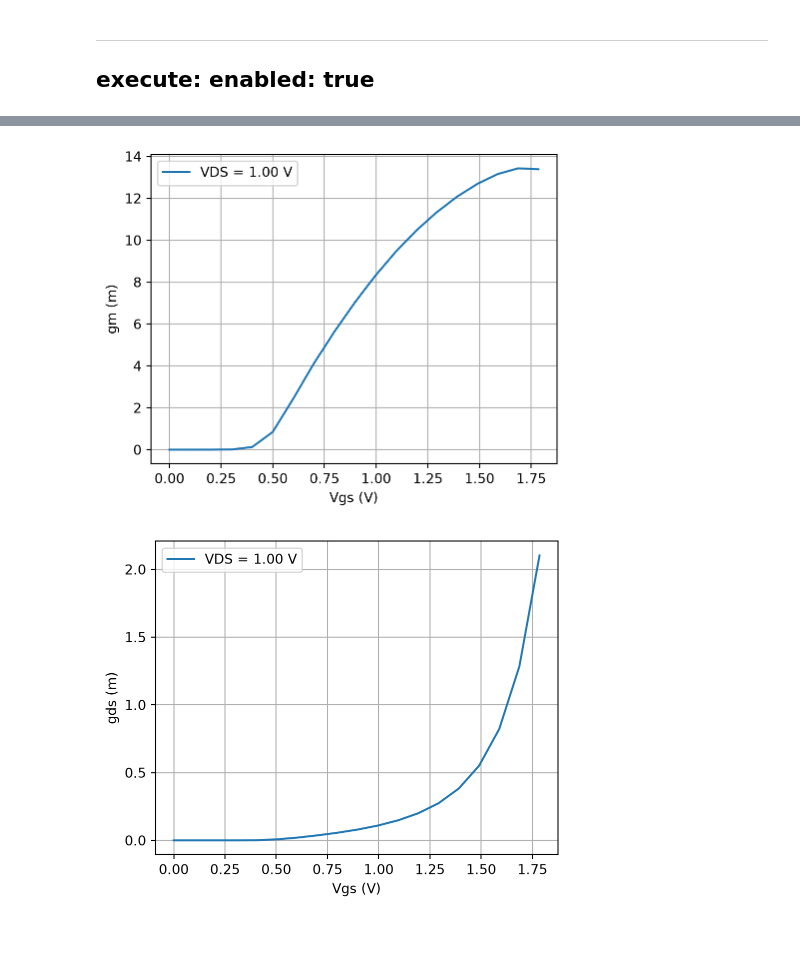
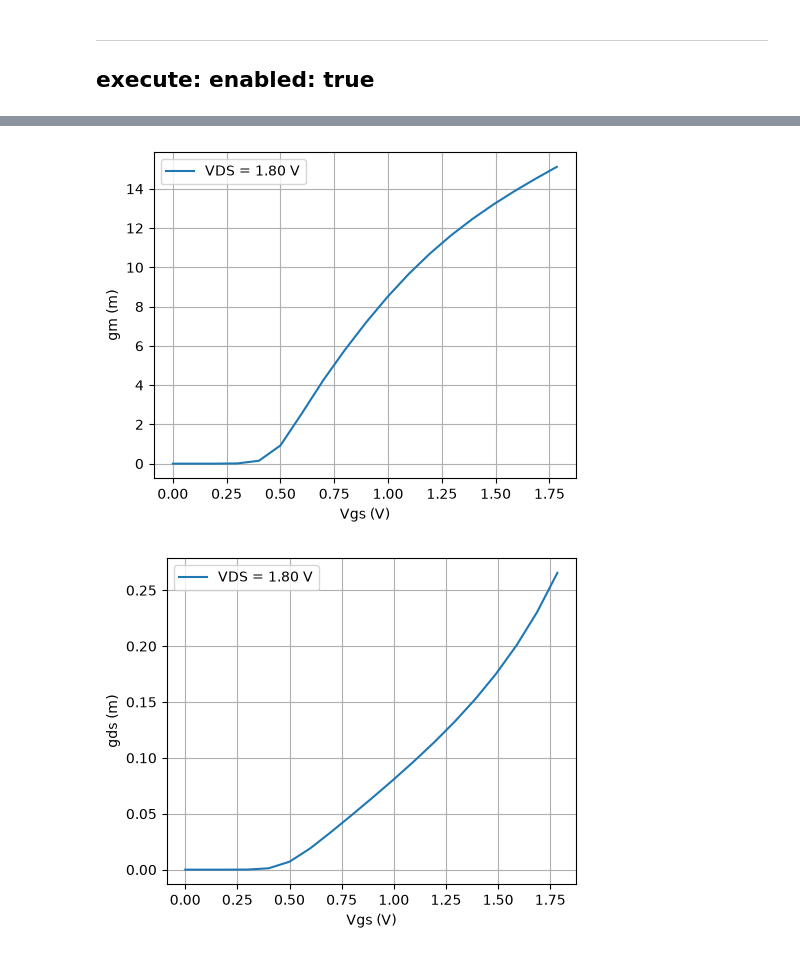
Before and after one commit to acc-designs/acc-designs.github.io, a Jupyter notebook: data/nmos_plots.ipynb, the cells around one changed output, grey strips where cells are left out. Drawn from its saved outputs; the diff is of its cells as text; code cells hidden in the pictures.

```diff
--- a/data/nmos_plots.ipynb
+++ b/data/nmos_plots.ipynb
@@ -71,6 +71,6 @@ plt.show()
 # %%
 #| label: fig-gmgds-vgs
-#| fig-cap: Variation of $g_m$ and $g_{ds} versus $V_{GS}$ for $V_{DS}=1V$.
+#| fig-cap: Variation of $g_m$ and $g_{ds}$ versus $V_{GS}$ for $V_{DS}=1V$.
 #| fig-subcap:
 #|   - $g_m$ versus $V_{GS}$
 #|   - $g_{ds}$ versus $V_{GS}$
@@ -89,36 +89,36 @@ var3 = np.reshape(var3, (len(v_sweep), -1), order='F')
 vds = var3.T[0, :]
 
 #target curve
-target_vds = 1
+target_vds = 1.8
 idx = np.argmin(np.abs(vds - target_vds))
 
 plt.figure(figsize=(5, 4))
 plt.plot(var2.T[:, idx], var1.T[:, idx] * 1000)
 plt.legend([f"VDS = {vds[idx]:.2f} V"])
 
 plt.xlabel("Vgs (V)")
 plt.ylabel("gm (m)")
 plt.grid(True)
 
 plt.tight_layout()
 plt.show()
 
 var1 = raw.get_trace(short_names["gds"]).get_wave()
 var1 = np.reshape(var1, (len(v_sweep), -1), order='F')
 
 plt.figure(figsize=(5, 4))
 plt.plot(var2.T[:, idx], var1.T[:, idx] * 1000)
 plt.legend([f"VDS = {vds[idx]:.2f} V"])
 
 plt.xlabel("Vgs (V)")
 plt.ylabel("gds (m)")
 plt.grid(True)
 
 plt.tight_layout()
 plt.show()
 # %% [output]
-[figure, old version]
+[figure, new version]
-[figure, old version]
+[figure, new version]
 # %%
 #| label: fig-gds-id
 #| fig-cap: "Variation of $g_{ds}$ versus Drain current $I_d$ for $V_{DS}=1.8V$."
```
Also changed, not shown: parts of 1 cell of this notebook.
